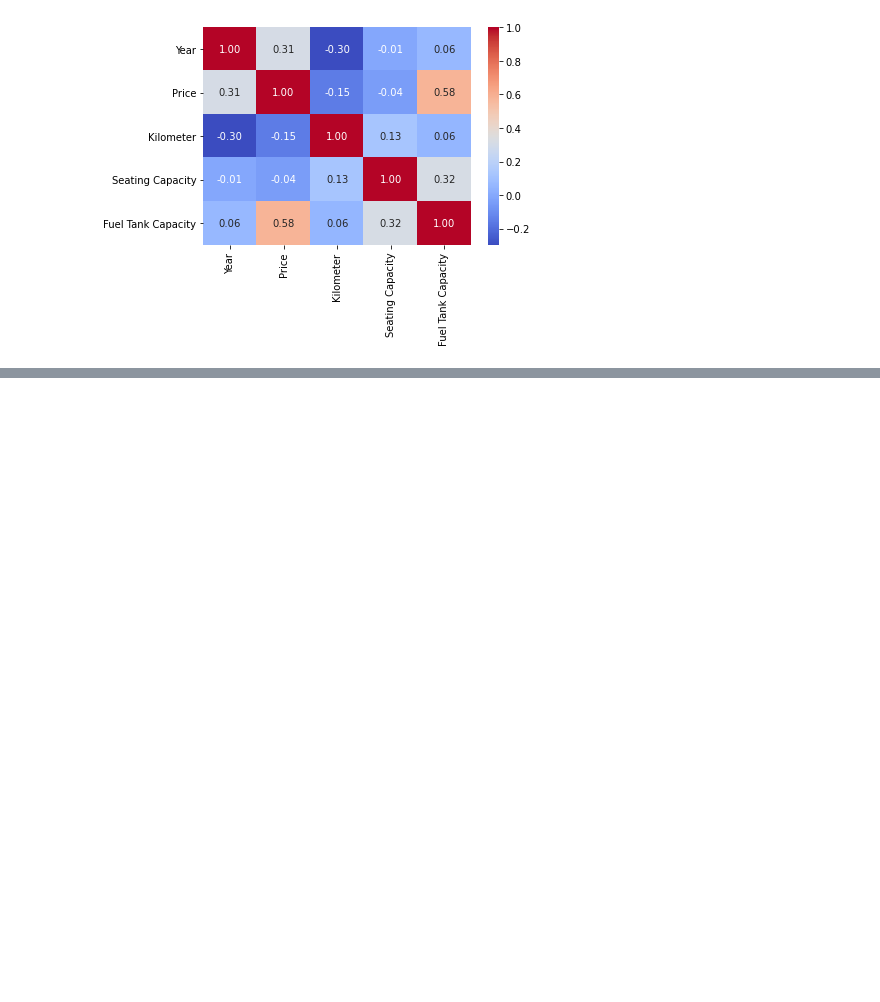
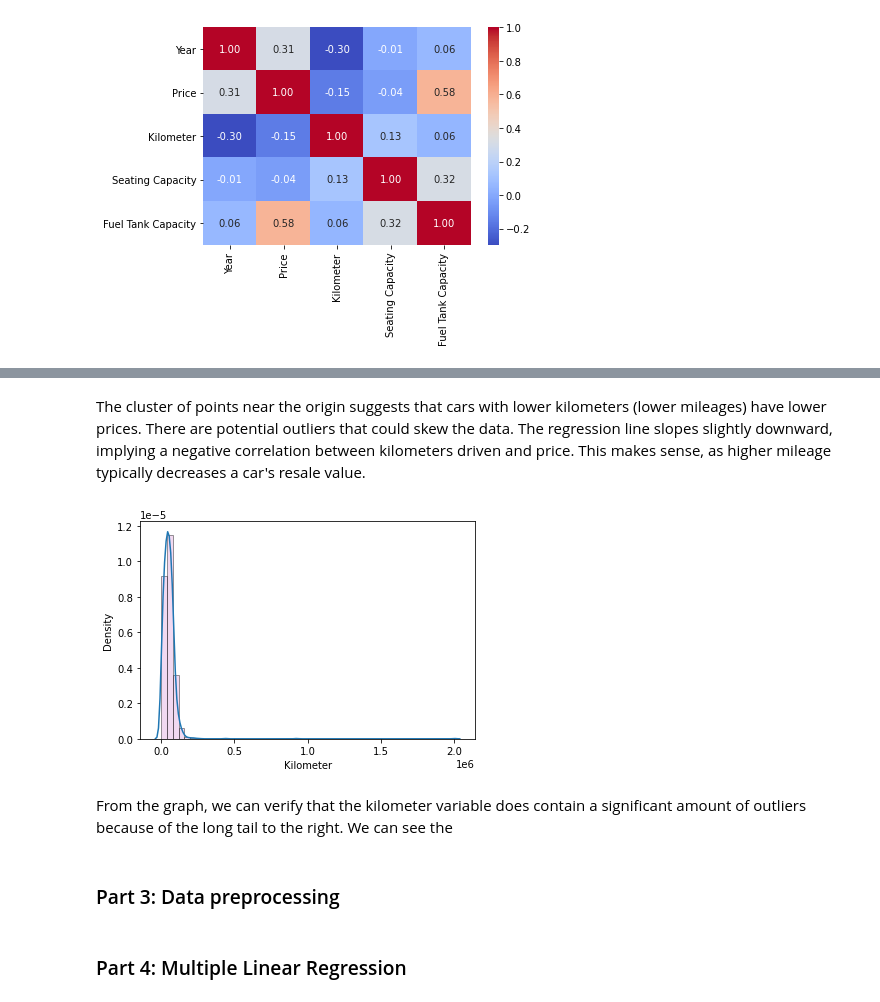
Before and after one commit to akhildamani45/STSCI3740_final_proj, a Jupyter notebook: STSCI_3740_proj.ipynb, the cells around one changed output, grey strips where cells are left out. Saved outputs shown, nothing was run; the diff lists cells and outputs as text; code cells hidden in the pictures; blank space fills up the shorter version.

```diff
--- a/STSCI_3740_proj.ipynb
+++ b/STSCI_3740_proj.ipynb
@@ -24,0 +43,11 @@ sns.heatmap(corr, annot=True, cmap='coolwarm', fmt='.2f')
+# %% [markdown]
+The cluster of points near the origin suggests that cars with lower kilometers (lower mileages) have lower prices. There are potential outliers that could skew the data. The regression line slopes slightly downward, implying a negative correlation between kilometers driven and price. This makes sense, as higher mileage typically decreases a car's resale value.
+# %%
+sns.distplot(data["Kilometer"], hist_kws=dict(color='plum', edgecolor="k", linewidth=1))
+plt.show()
+# %% [output]
+[figure, added]
+# %% [markdown]
+From the graph, we can verify that the kilometer variable does contain a significant amount of outliers because of the long tail to the right. We can see the
+# %% [markdown]
+### Part 3: Data preprocessing
@@ -24,0 +57,2 @@ sns.heatmap(corr, annot=True, cmap='coolwarm', fmt='.2f')
+# %% [markdown]
+### Part 4: Multiple Linear Regression
```
Also changed, not shown: parts of 5 cells of this notebook.
